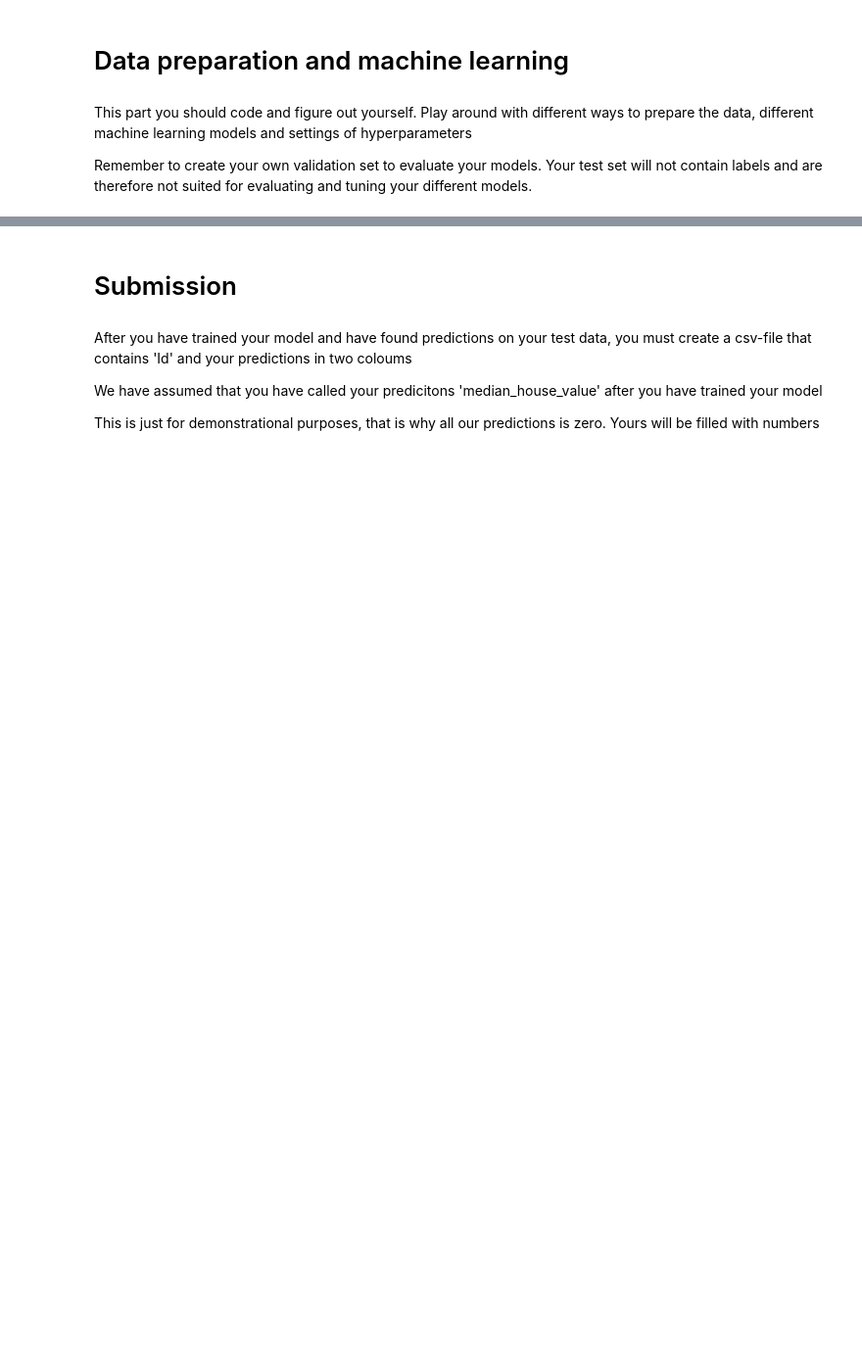
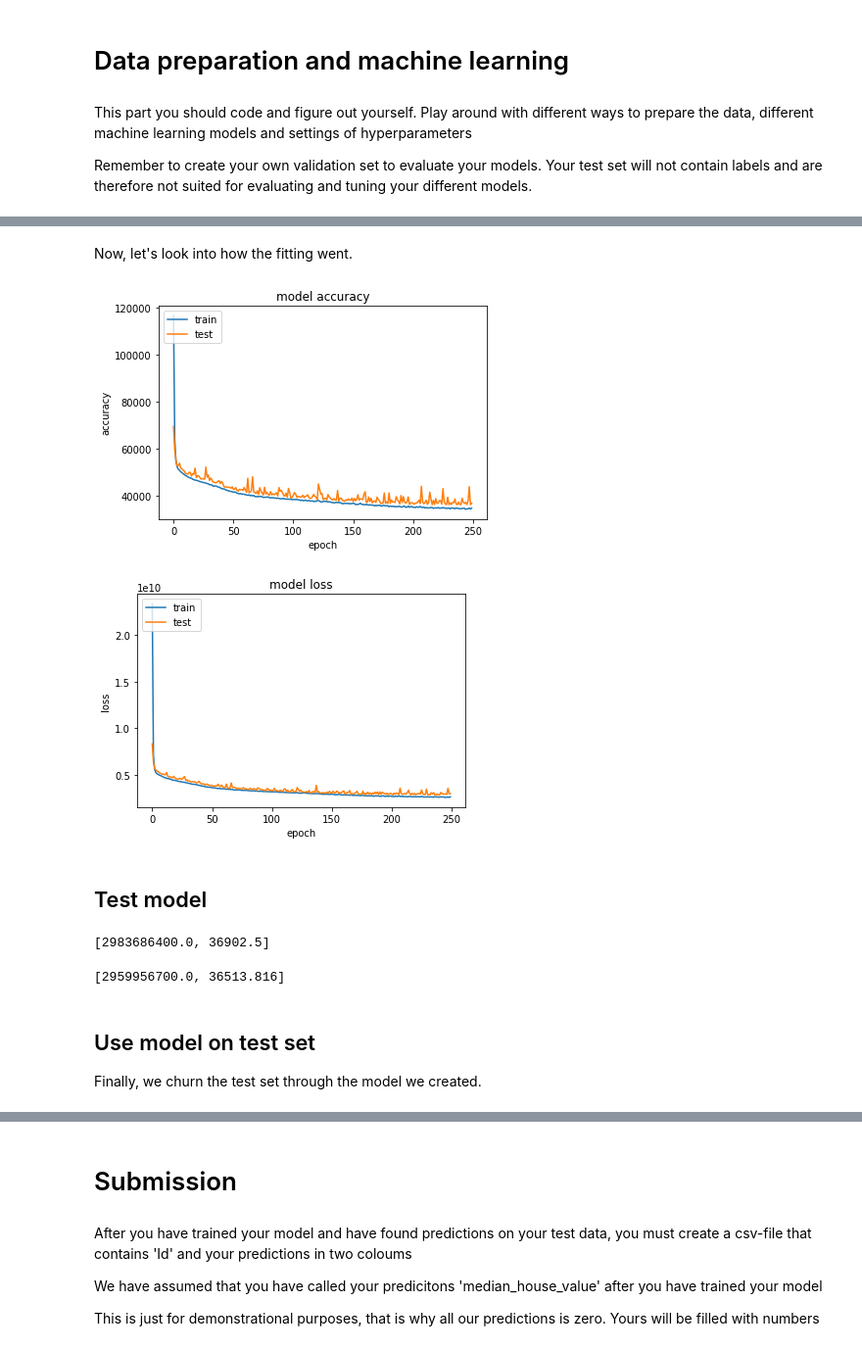
Before and after one commit to sondregj/dat158-assignment-1, a Jupyter notebook: Housing Prices.ipynb, the cells around one changed output, grey strips where cells are left out. Shown: that part at 98% size. Drawn from its saved outputs; the diff is of its cells as text; code cells hidden in the pictures; blank space fills up the shorter version.

```diff
--- a/Housing Prices.ipynb
+++ b/Housing Prices.ipynb
@@ -158,0 +176,3 @@ Test the results against the test data set.
+# %%
+X = base_set.drop(columns=['median_house_value'])
+Y = base_set['median_house_value']
@@ -158,0 +271,15 @@ Test the results against the test data set.
+# %%
+from keras.models import Sequential
+from keras.layers import Dense
+
+model = Sequential([
+    Dense(50, activation='relu', input_dim=X_train.shape[1]),
+    Dense(32, activation='relu'),
+    Dense(48, activation='relu'),
+    Dense(50, activation='relu'),
+    Dense(100, activation='relu'),
+    Dense(50, activation='relu'),
+    Dense(1),
+])
+
+model.summary()
@@ -158,0 +307,9 @@ Test the results against the test data set.
+# %%
+model.compile(optimizer='adam',
+              loss='mean_squared_error',
+              metrics=['mae'])
+
+training_result = model.fit(X_train_scaled, Y_train,
+                 batch_size=32,
+                 epochs=250,
+                 validation_data=(X_validation_scaled, Y_validation))
@@ -158,0 +334,39 @@ Test the results against the test data set.
+# %% [markdown]
+Now, let's look into how the fitting went.
+# %%
+# Plot model accuracy over epoch
+plt.plot(training_result.history['mean_absolute_error'])
+plt.plot(training_result.history['val_mean_absolute_error'])
+plt.title('model accuracy')
+plt.ylabel('accuracy')
+plt.xlabel('epoch')
+plt.legend(['train', 'test'], loc='upper left')
+plt.show()
+
+# Plot model loss over epoch
+plt.plot(training_result.history['loss'])
+plt.plot(training_result.history['val_loss'])
+plt.title('model loss')
+plt.ylabel('loss')
+plt.xlabel('epoch')
+plt.legend(['train', 'test'], loc='upper left')
+plt.show()
+# %% [output]
+[figure, added]
+[figure, added]
+# %% [markdown]
+## Test model
+# %%
+validate_result = model.test_on_batch(X_validation_scaled, Y_validation)
+validate_result
+# %% [output]
+[2983686400.0, 36902.5]
+# %%
+test_result = model.test_on_batch(X_test_scaled, Y_test)
+test_result
+# %% [output]
+[2959956700.0, 36513.816]
+# %% [markdown]
+## Use model on test set
+
+Finally, we churn the test set through the model we created.
```
Also changed, not shown: parts of 46 cells of this notebook.
